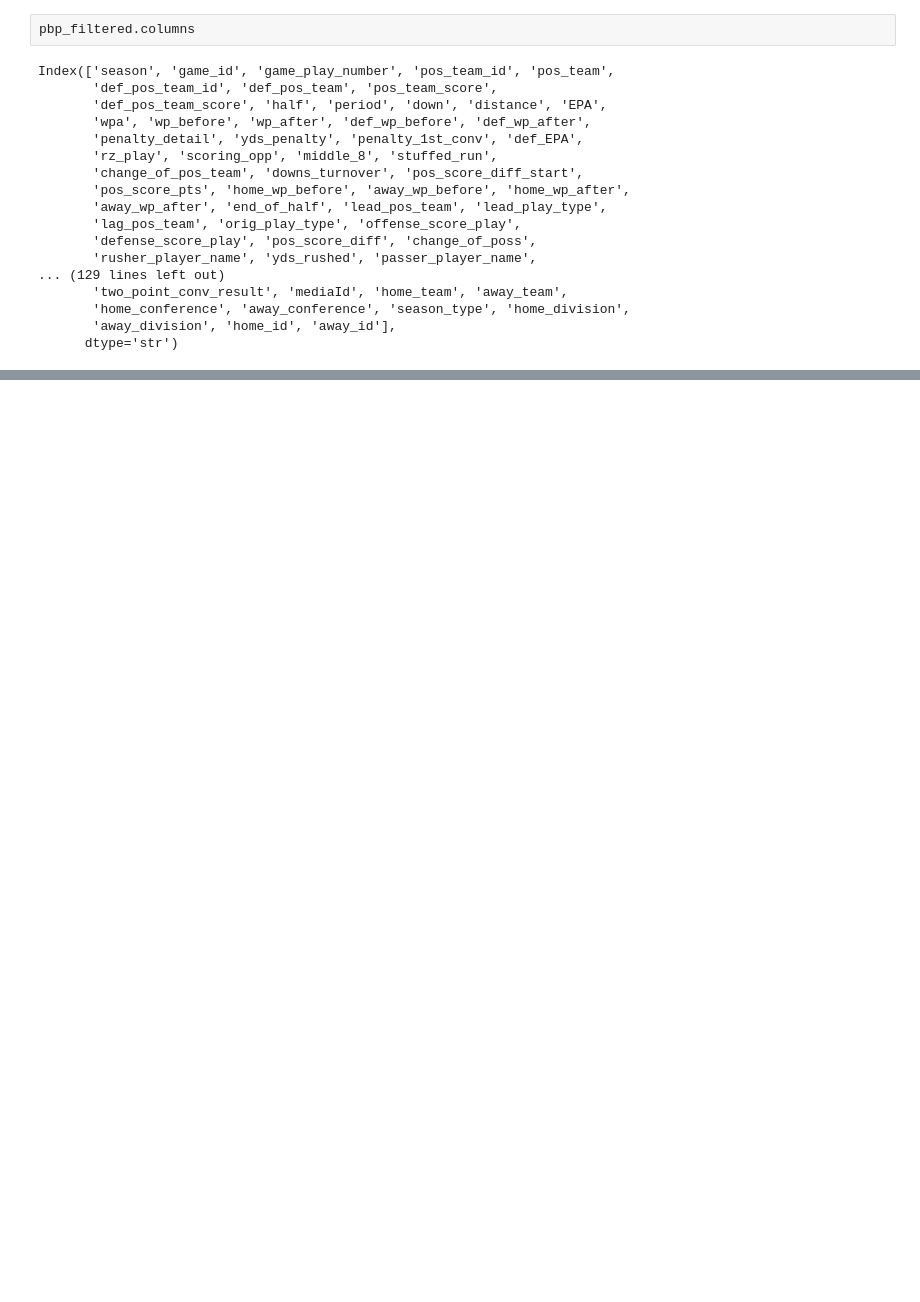
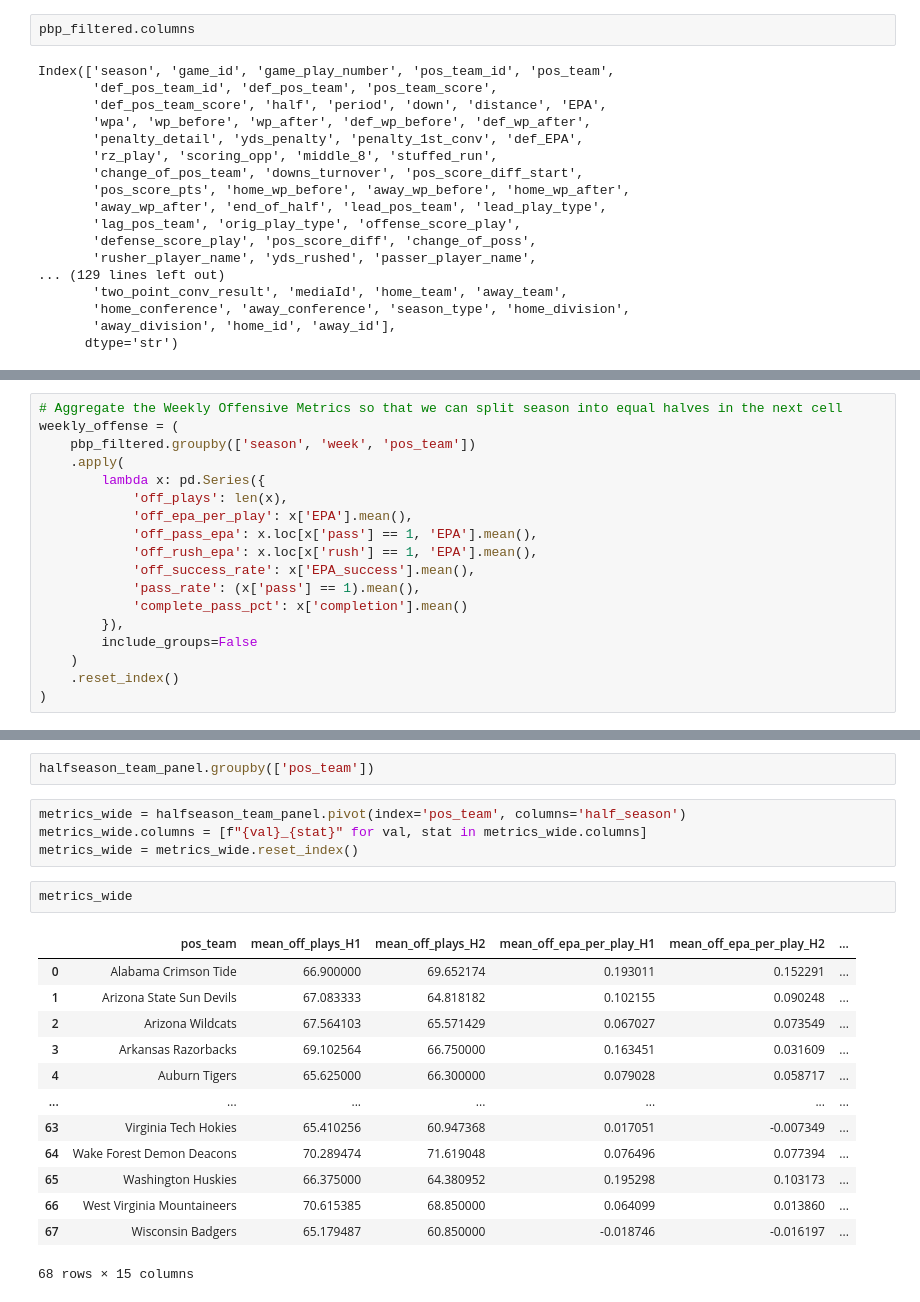
Before and after one commit to ahaze65/Homework_1, a Jupyter notebook: Data.ipynb, the cells around one changed output, grey strips where cells are left out. Cells and saved outputs as stored; diff of their text form; blank space fills up the shorter version.

```diff
--- a/Data.ipynb
+++ b/Data.ipynb
@@ -230,0 +347,18 @@ Now, let's clean up the columns.
+# %%
+# Aggregate the Weekly Offensive Metrics so that we can split season into equal halves in the next cell
+weekly_offense = (
+    pbp_filtered.groupby(['season', 'week', 'pos_team'])
+    .apply(
+        lambda x: pd.Series({
+            'off_plays': len(x),
+            'off_epa_per_play': x['EPA'].mean(),
+            'off_pass_epa': x.loc[x['pass'] == 1, 'EPA'].mean(),
+            'off_rush_epa': x.loc[x['rush'] == 1, 'EPA'].mean(),
+            'off_success_rate': x['EPA_success'].mean(),
+            'pass_rate': (x['pass'] == 1).mean(),
+            'complete_pass_pct': x['completion'].mean()
+        }),
+        include_groups=False
+    )
+    .reset_index()
+)
@@ -230,0 +404,22 @@ Now, let's clean up the columns.
+# %%
+halfseason_team_panel.groupby(['pos_team'])
+# %%
+metrics_wide = halfseason_team_panel.pivot(index='pos_team', columns='half_season')
+metrics_wide.columns = [f"{val}_{stat}" for val, stat in metrics_wide.columns]
+metrics_wide = metrics_wide.reset_index()
+# %%
+metrics_wide
+# %% [output]
+|  | pos_team | mean_off_plays_H1 | mean_off_plays_H2 | mean_off_epa_per_play_H1 | mean_off_epa_per_play_H2 | ... |
+| 0 | Alabama Crimson Tide | 66.900000 | 69.652174 | 0.193011 | 0.152291 | ... |
+| 1 | Arizona State Sun Devils | 67.083333 | 64.818182 | 0.102155 | 0.090248 | ... |
+| 2 | Arizona Wildcats | 67.564103 | 65.571429 | 0.067027 | 0.073549 | ... |
+| 3 | Arkansas Razorbacks | 69.102564 | 66.750000 | 0.163451 | 0.031609 | ... |
+| 4 | Auburn Tigers | 65.625000 | 66.300000 | 0.079028 | 0.058717 | ... |
+| ... | ... | ... | ... | ... | ... | ... |
+| 63 | Virginia Tech Hokies | 65.410256 | 60.947368 | 0.017051 | -0.007349 | ... |
+| 64 | Wake Forest Demon Deacons | 70.289474 | 71.619048 | 0.076496 | 0.077394 | ... |
+| 65 | Washington Huskies | 66.375000 | 64.380952 | 0.195298 | 0.103173 | ... |
+| 66 | West Virginia Mountaineers | 70.615385 | 68.850000 | 0.064099 | 0.013860 | ... |
+| 67 | Wisconsin Badgers | 65.179487 | 60.850000 | -0.018746 | -0.016197 | ... |
+68 rows × 15 columns
```
Also changed, not shown: parts of 17 cells of this notebook.
